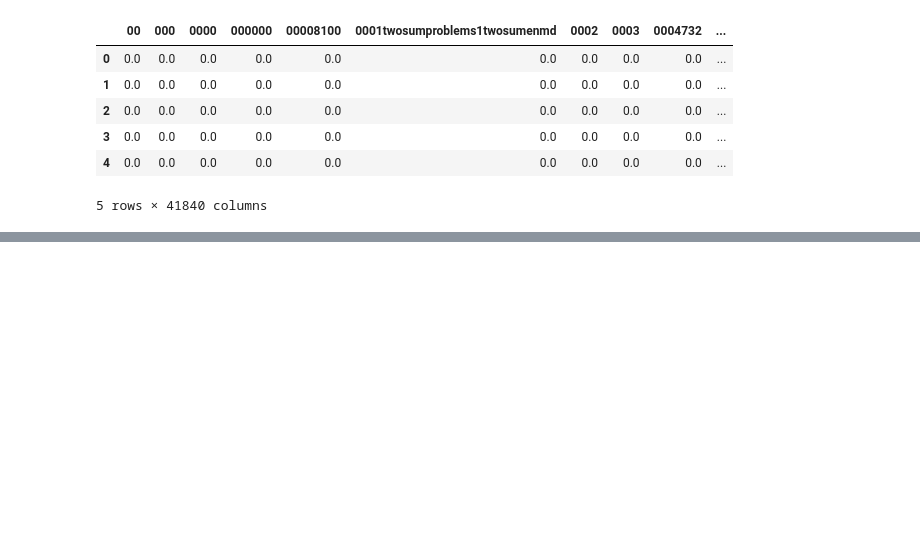
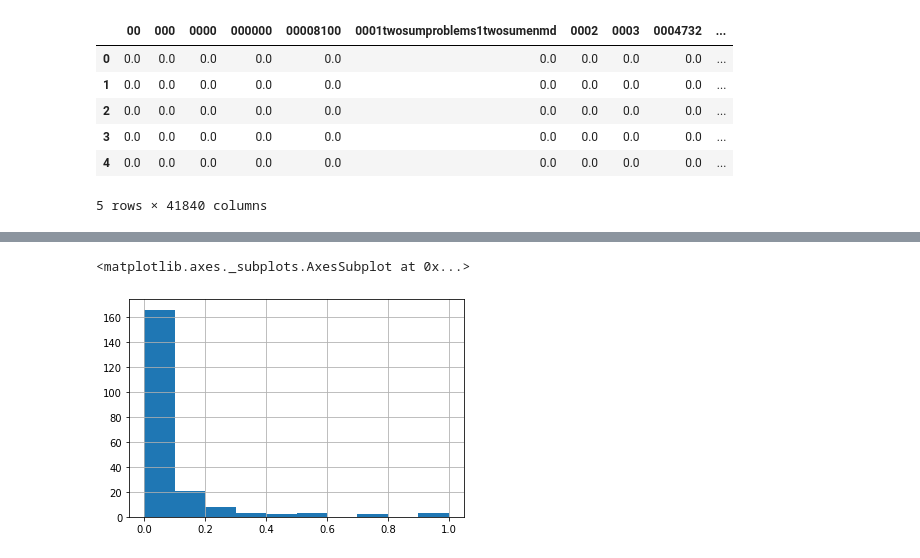
Before and after one commit to nlp-JB/predicting-using-nlp, a Jupyter notebook: explore_brandi2.ipynb, the cells around one changed output, grey strips where cells are left out. Cells and saved outputs as stored; diff of their text form; code cells hidden in the pictures; blank space fills up the shorter version.

```diff
--- a/explore_brandi2.ipynb
+++ b/explore_brandi2.ipynb
@@ -50,0 +135,5 @@ scaler, X_train_scaled, X_test_scaled = explore.min_max_scaler(X_train, X_test)
+# %%
+X_train_reduced.link_counts.hist()
+# %% [output]
+<matplotlib.axes._subplots.AxesSubplot at 0x...>
+[figure, added]
```
Also changed, not shown: parts of 19 cells of this notebook, 1 other file.
